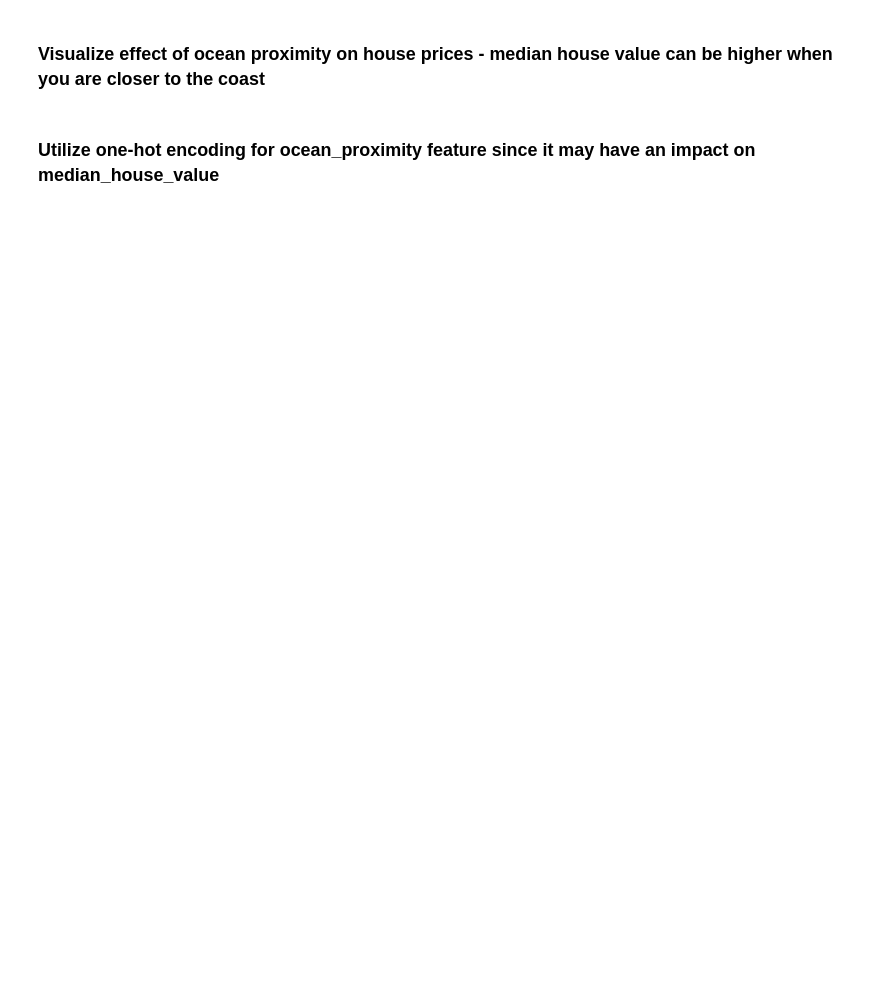
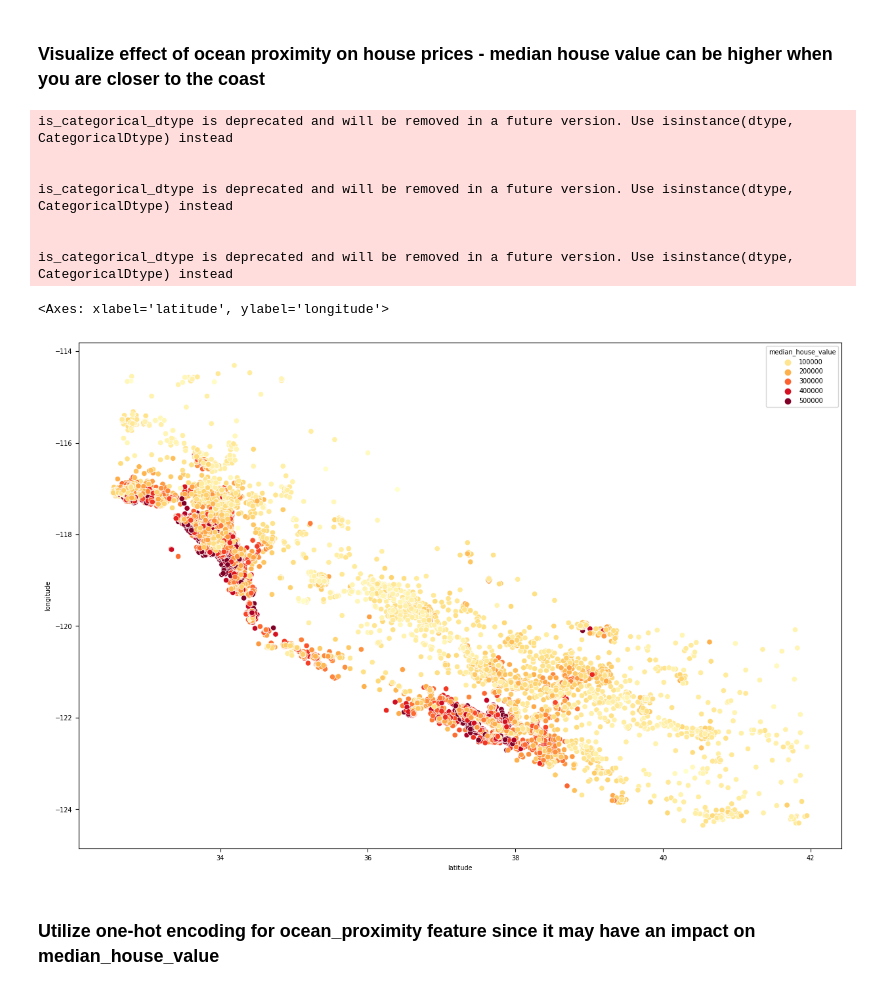
Before and after one commit to farooquiusman/cs-4641-ml-project, a Jupyter notebook: prediction_model.ipynb, the cells around one changed output. Cells and saved outputs as stored; diff of their text form; code cells hidden in the pictures; blank space fills up the shorter version.

Commit message:
Fixed Visualization

```diff
--- a/prediction_model.ipynb
+++ b/prediction_model.ipynb
@@ -157,3 +154,16 @@ map.show()
+# %%
+plt.figure(figsize = (15,10))
+sea.scatterplot(x = 'latitude', y = 'longitude', data = training_data, hue = 'median_house_value', palette = 'YlOrRd')
+# %% [output]
+is_categorical_dtype is deprecated and will be removed in a future version. Use isinstance(dtype, CategoricalDtype) instead
+
+
+is_categorical_dtype is deprecated and will be removed in a future version. Use isinstance(dtype, CategoricalDtype) instead
+
+
+is_categorical_dtype is deprecated and will be removed in a future version. Use isinstance(dtype, CategoricalDtype) instead
+<Axes: xlabel='latitude', ylabel='longitude'>
+[figure, added]
 # %% [markdown]
 ### Utilize one-hot encoding for ocean_proximity feature since it may have an impact on median_house_value
 # %%
```
Also changed, not shown: parts of 9 cells of this notebook.
